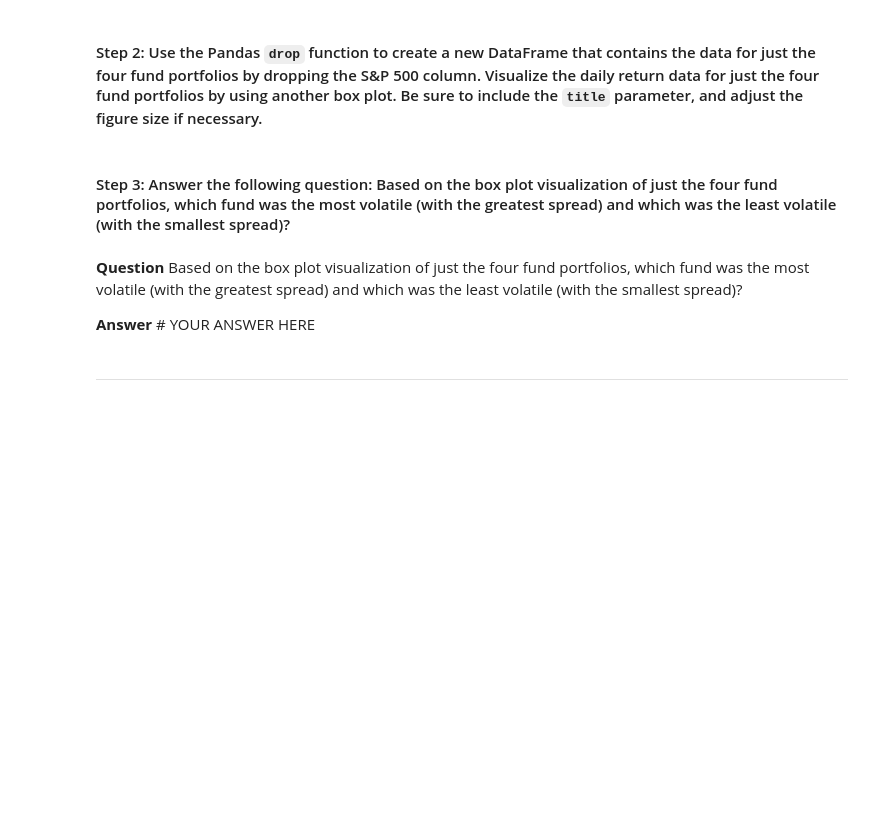
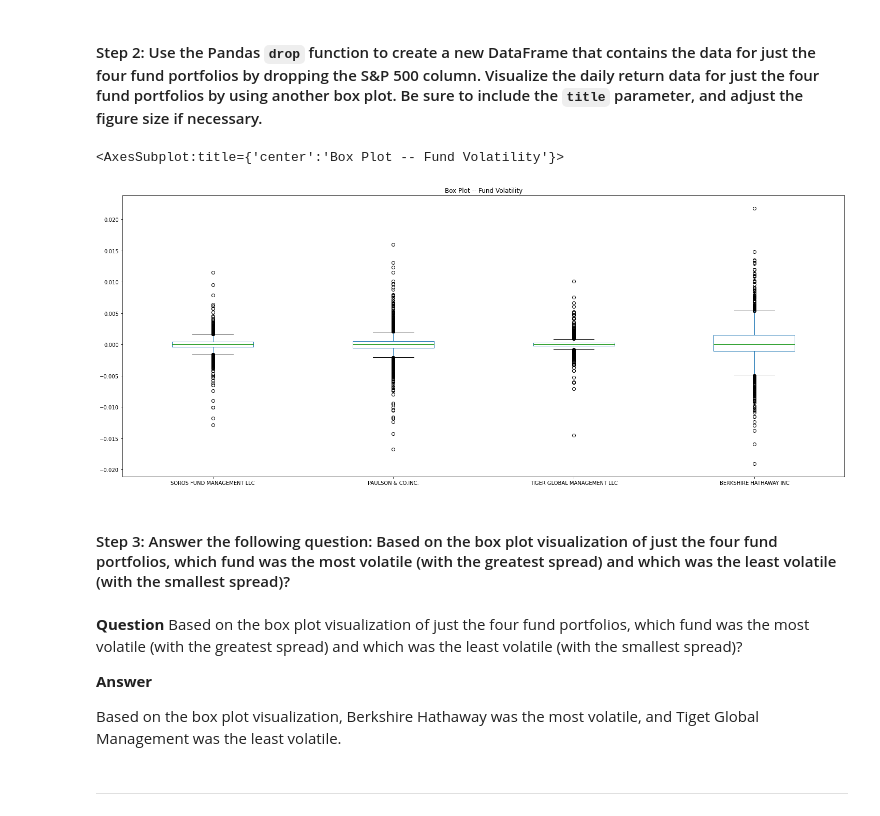
Before and after one commit to ForrestSurles/Portfolio_Investment_Algorithm_Analysis, a Jupyter notebook: risk_return_analysis.ipynb, the cells around one changed output. Saved outputs shown, nothing was run; the diff lists cells and outputs as text; code cells hidden in the pictures; blank space fills up the shorter version.

```diff
--- a/risk_return_analysis.ipynb
+++ b/risk_return_analysis.ipynb
@@ -240,14 +246,20 @@ Analyze the volatility of each of the four fund portfolios and of the S&P 500 In
 # %%
 # Create a new DataFrame containing only the 4 fund portfolios by dropping the S&P 500 column from the DataFrame
 # Create box plots to reflect the return data for only the 4 fund portfolios
 # Include a title parameter and adjust the figure size
-# YOUR CODE HERE
+nav_daily_returns_only_funds = nav_daily_returns.drop(columns='S&P 500')
+nav_daily_returns_only_funds.plot(kind='box',figsize=(25,10),title='Box Plot -- Fund Volatility')
+# %% [output]
+<AxesSubplot:title={'center':'Box Plot -- Fund Volatility'}>
+[figure, added]
 # %% [markdown]
 #### Step 3: Answer the following question: Based on the box plot visualization of just the four fund portfolios, which fund was the most volatile (with the greatest spread) and which was the least volatile (with the smallest spread)?
 # %% [markdown]
 **Question** Based on the box plot visualization of just the four fund portfolios, which fund was the most volatile (with the greatest spread) and which was the least volatile (with the smallest spread)?
 
-**Answer** # YOUR ANSWER HERE
+**Answer**
+
+Based on the box plot visualization, Berkshire Hathaway was the most volatile, and Tiget Global Management was the least volatile.
 # %% [markdown]
 ---
 # %% [markdown]
```
Also changed, not shown: parts of 13 cells of this notebook.
